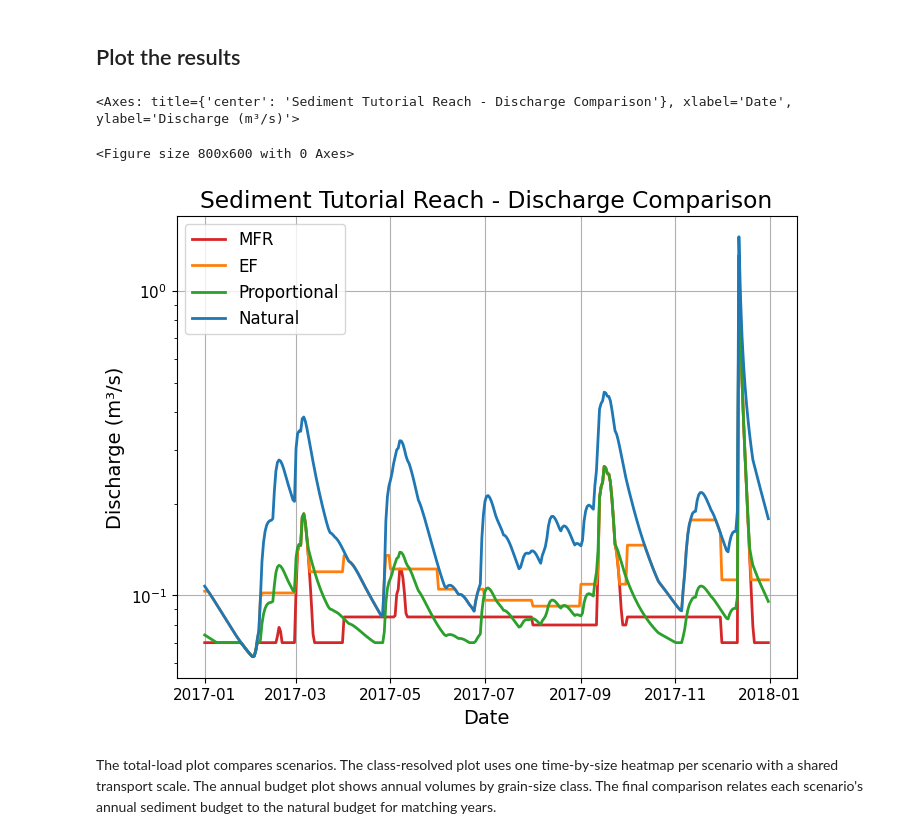
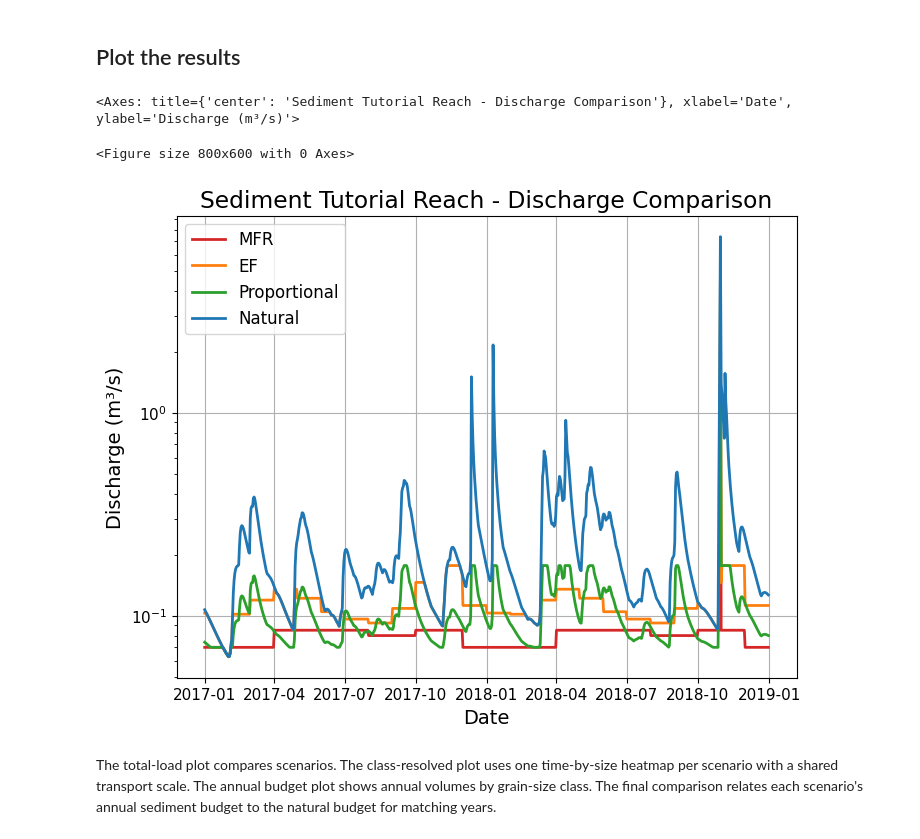
Before and after one commit to sara-acqua/sarawater, a Jupyter notebook: tutorials/tutorial_3_sediment_transport/tutorial_3_sediment_transport.ipynb, the cells around one changed output. Saved outputs shown, nothing was run; the diff lists cells and outputs as text; code cells hidden in the pictures.

```diff
--- a/tutorials/tutorial_3_sediment_transport/tutorial_3_sediment_transport.ipynb
+++ b/tutorials/tutorial_3_sediment_transport/tutorial_3_sediment_transport.ipynb
@@ -53,7 +53,7 @@ Using your local file: data\daily_discharge_30y.csv
 datetime_list = reach_df["Date"].dt.to_pydatetime().tolist()
 discharge_data = reach_df["Q"].to_numpy()
 
-Qabs_max = 0.2
+Qabs_max = 3.0
 my_reach = sara.Reach(
     "Sediment Tutorial Reach", datetime_list, discharge_data, Qabs_max
 )
@@ -118,0 +64,3 @@ my_reach.add_cross_section_geometry(
+# %%
+my_reach.add_cross_section_geometry(slope=0.05, ks=20, width=1.0)
+my_reach.add_grain_size_distribution(1.0)
@@ -122,12 +101,5 @@ Loading cross-section geometry and grain-size distribution from CSV files is als
 """
 grain_size_data_path = os.path.join("data", "grain_size_distribution.csv")
 cross_section_data_path = os.path.join("data", "cross_section.csv")
-
-my_reach.add_grain_size_distribution(grain_size_data_path)
-my_reach.add_cross_section_geometry(
-    slope=0.05,
-    ks=20,
-    section=cross_section_data_path,
-)
 """
 # %% [output]
@@ -139,3 +106,0 @@ Un-comment the lines below to replace the full cross-section and grain-size dist
-# %%
-my_reach.add_cross_section_geometry(slope=0.05, ks=20, width=1.0)
-my_reach.add_grain_size_distribution(0.1)
@@ -353,13 +394,13 @@ plotter = sara.ReachPlotter(
 # %%
 plt.figure()
 year = 2017
 start_date = f"{year}-01-01"
-end_date = f"{year}-12-31"
+end_date = f"{year+2}-12-31"
 plotter.plot_scenarios_discharge(start_date=start_date, end_date=end_date)
 # %% [output]
 <Axes: title={'center': 'Sediment Tutorial Reach - Discharge Comparison'}, xlabel='Date', ylabel='Discharge (m³/s)'>
 <Figure size 800x600 with 0 Axes>
-[figure, old version]
+[figure, new version]
 # %% [markdown]
 The total-load plot compares scenarios. The class-resolved plot uses one time-by-size heatmap per scenario with a shared transport scale. The annual budget plot shows annual volumes by grain-size class. The final comparison relates each scenario's annual sediment budget to the natural budget for matching years.
 # %%
```
Also changed, not shown: parts of 27 cells of this notebook, 6 other files.
